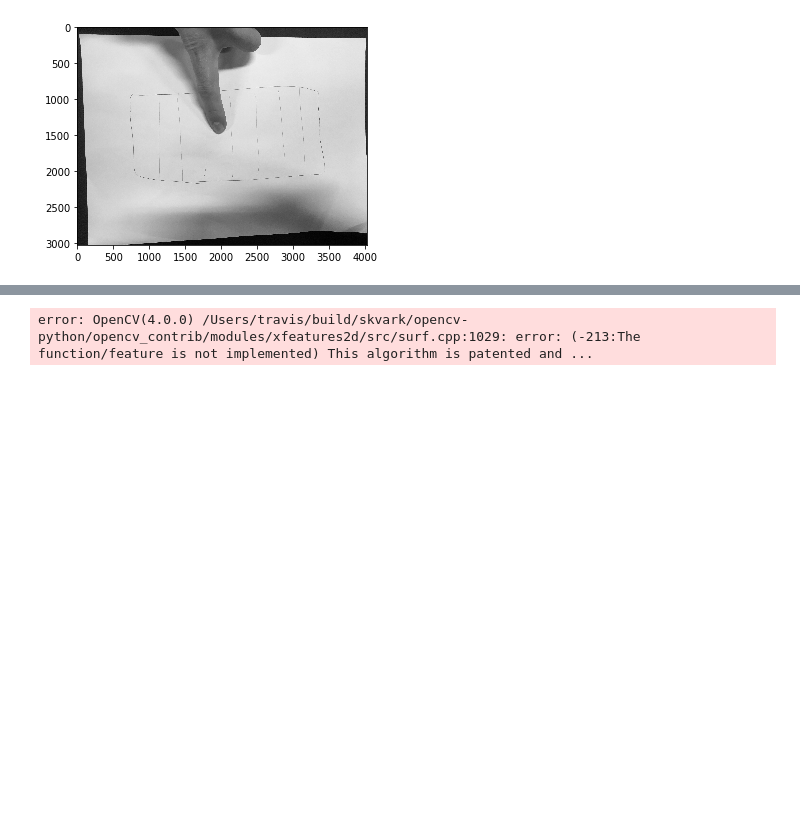
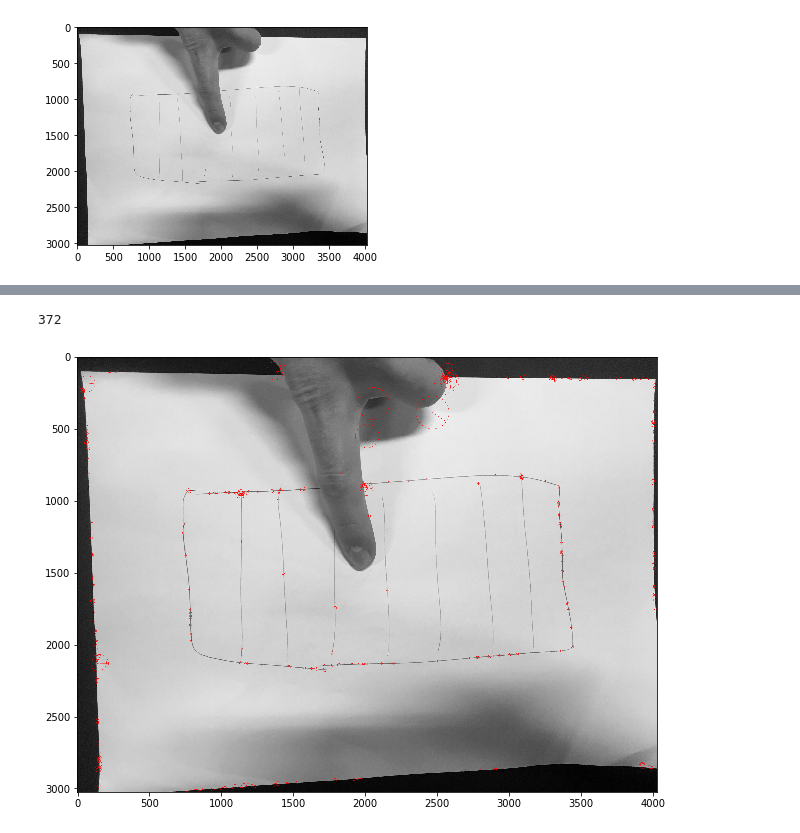
Before and after one commit to florimondmanca/paperiano, a Jupyter notebook: notebooks-florimond/segmentation-piano.ipynb, the cells around one changed output, grey strips where cells are left out. Drawn from its saved outputs; the diff is of its cells as text; code cells hidden in the pictures; blank space fills up the shorter version.

Commit message:
fix requirements to use SURF

```diff
--- a/notebooks-florimond/segmentation-piano.ipynb
+++ b/notebooks-florimond/segmentation-piano.ipynb
@@ -57,11 +57,17 @@ thresh(nofinger)
 # %%
 # Détection de points d'intérêts avec SURF
 # https://docs.opencv.org/3.0-beta/doc/py_tutorials/py_feature2d/py_surf_intro/py_surf_intro.html
 # NOTE: SIFT est breveté, et pas inclus dans opencv.
 # Nécessite d'installer opencv-contrib-python.
 
-surf = cv2.xfeatures2d.SURF_create(400)
-kp, des = surf.detectAndCompute(finger, None)
-print(kp)
+# TODO: use https://www.pyimagesearch.com/2016/04/11/finding-extreme-points-in-contours-with-opencv/
+img = finger
+
+surf = cv2.xfeatures2d.SURF_create(1_000)
+kp, des = surf.detectAndCompute(img, None)
+print(len(kp))
+img2 = cv2.drawKeypoints(img, kp, None, (255, 0, 0), 4)
+show(img2)
 # %% [output]
-error: OpenCV(4.0.0) /Users/travis/build/skvark/opencv-python/opencv_contrib/modules/xfeatures2d/src/surf.cpp:1029: error: (-213:The function/feature is not implemented) This algorithm is patented and ...
+372
+[figure, added]
```
Also changed, not shown: parts of 3 cells of this notebook, 3 other files.
